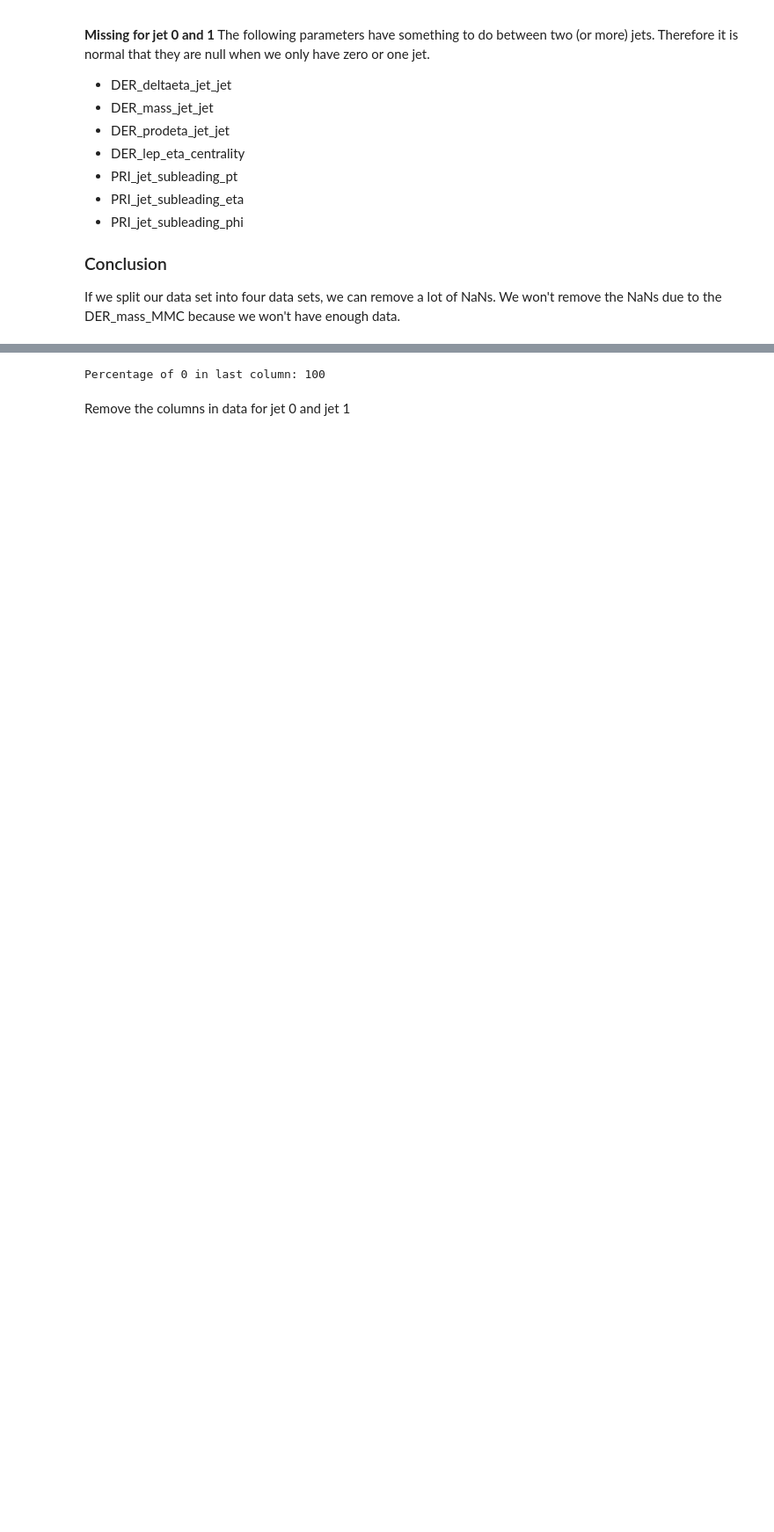
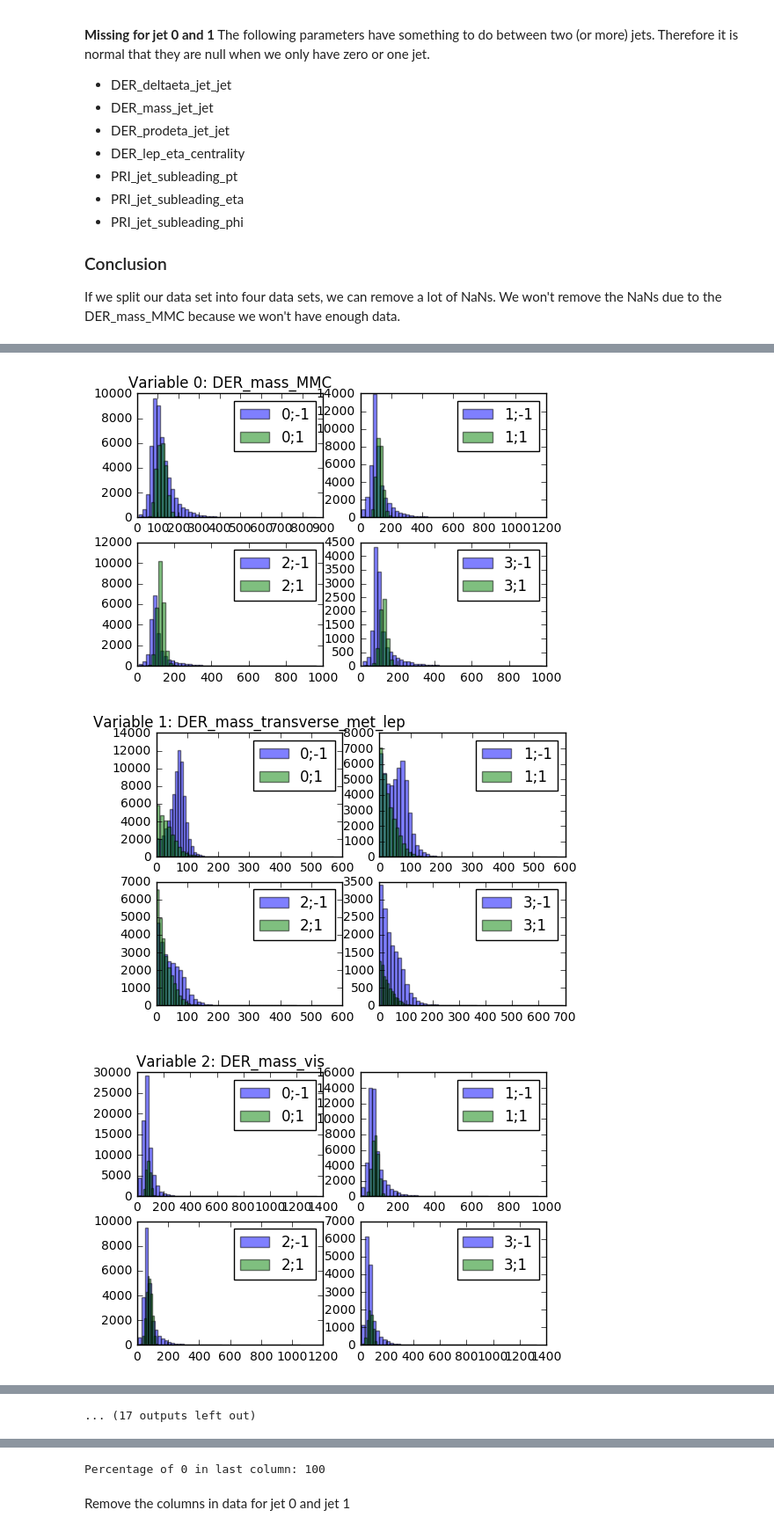
Before and after one commit to glederrey/PCML_Project_1, a Jupyter notebook: Cleaning_and_Analysis.ipynb, the cells around one changed output, grey strips where cells are left out. Shown at 88% size. Saved outputs shown, nothing was run; the diff lists cells and outputs as text; code cells hidden in the pictures; blank space fills up the shorter version.

```diff
--- a/Cleaning_and_Analysis.ipynb
+++ b/Cleaning_and_Analysis.ipynb
@@ -169,0 +174,50 @@ If we split our data set into four data sets, we can remove a lot of NaNs. We wo
+# %%
+# Cut the predictions
+y_jet_0 = y[tX[:,22] == 0]
+y_jet_1 = y[tX[:,22] == 1]
+y_jet_2 = y[tX[:,22] == 2]
+y_jet_3 = y[tX[:,22] == 3]
+
+# Cut the labels
+ids_jet_0 = ids[tX[:,22] == 0]
+ids_jet_1 = ids[tX[:,22] == 1]
+ids_jet_2 = ids[tX[:,22] == 2]
+ids_jet_3 = ids[tX[:,22] == 3]
+# %%
+# Plot the histograms (-1 is background, 1 is boson)
+for i in range(len(tX[0])-1):
+    f, ((ax1, ax2), (ax3, ax4)) = plt.subplots(2, 2)
+    array = tX_jet_0[:,i]
+    back = array[y_jet_0 == -1]
+    boson = array[y_jet_0 == 1]
+    ax1.hist(back[back != -999], 50, alpha=0.5, label='0;-1')
+    ax1.hist(boson[boson != -999], 50, alpha=0.5, label='0;1')
+    ax1.legend(loc='upper right')
+
+    array = tX_jet_1[:,i]
+    back = array[y_jet_1 == -1]
+    boson = array[y_jet_1 == 1]
+    ax2.hist(back[back != -999], 50, alpha=0.5, label='1;-1')
+    ax2.hist(boson[boson != -999], 50, alpha=0.5, label='1;1')
+    ax2.legend(loc='upper right')
+
+    array = tX_jet_2[:,i]
+    back = array[y_jet_2 == -1]
+    boson = array[y_jet_2 == 1]
+    ax3.hist(back[back != -999], 50, alpha=0.5, label='2;-1')
+    ax3.hist(boson[boson != -999], 50, alpha=0.5, label='2;1')
+    ax3.legend(loc='upper right')
+
+    array = tX_jet_3[:,i]
+    back = array[y_jet_3 == -1]
+    boson = array[y_jet_3 == 1]
+    ax4.hist(back[back != -999], 50, alpha=0.5, label='3;-1')
+    ax4.hist(boson[boson != -999], 50, alpha=0.5, label='3;1')
+    ax4.legend(loc='upper right')
+
+    ax1.set_title("Variable %i: %s"%(i, headers[i+2]))
+    plt.show()
+# %% [output]
+[figure, added]
+[figure, added]
+[figure, added]
@@ -169,0 +233 @@ If we split our data set into four data sets, we can remove a lot of NaNs. We wo
+... (17 outputs left out)
```
Also changed, not shown: parts of 27 cells of this notebook, 12 other files.
